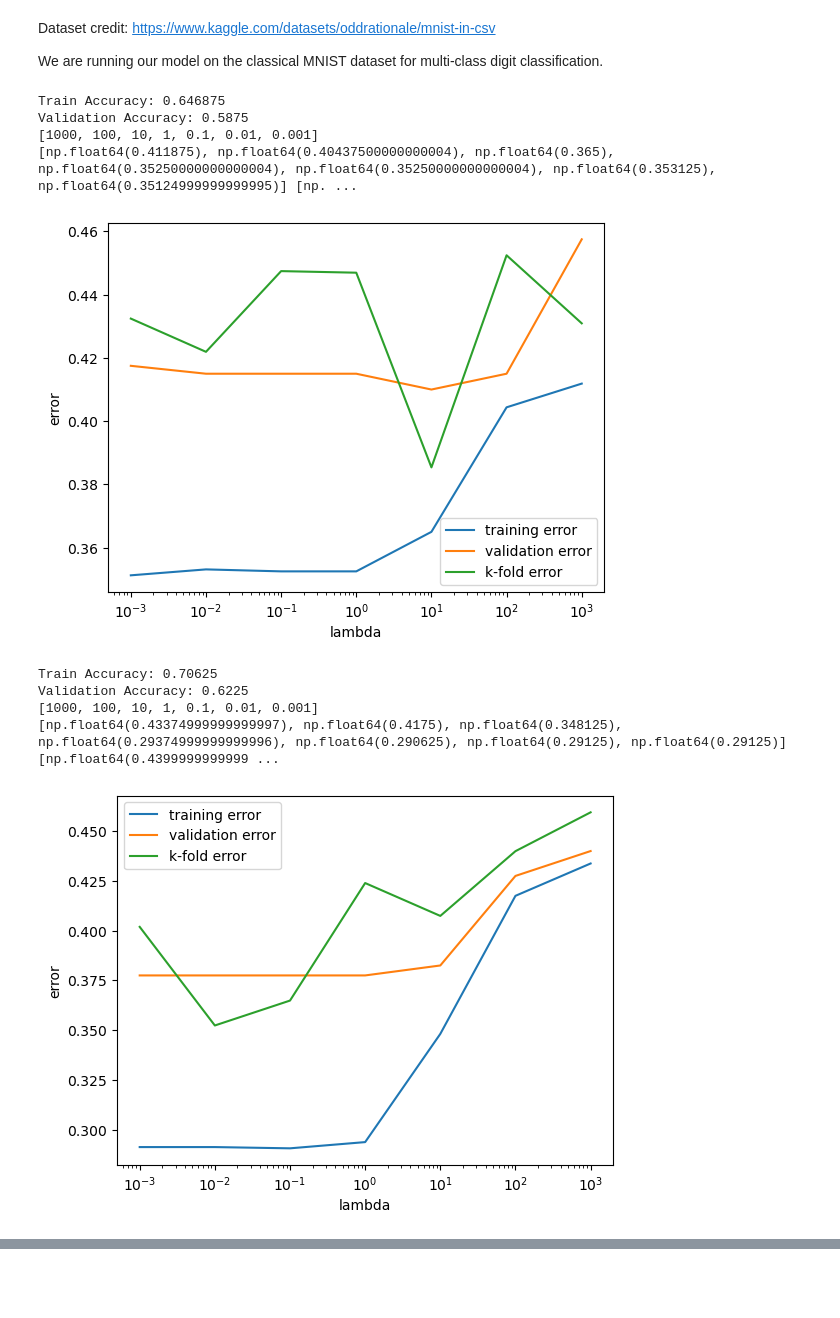
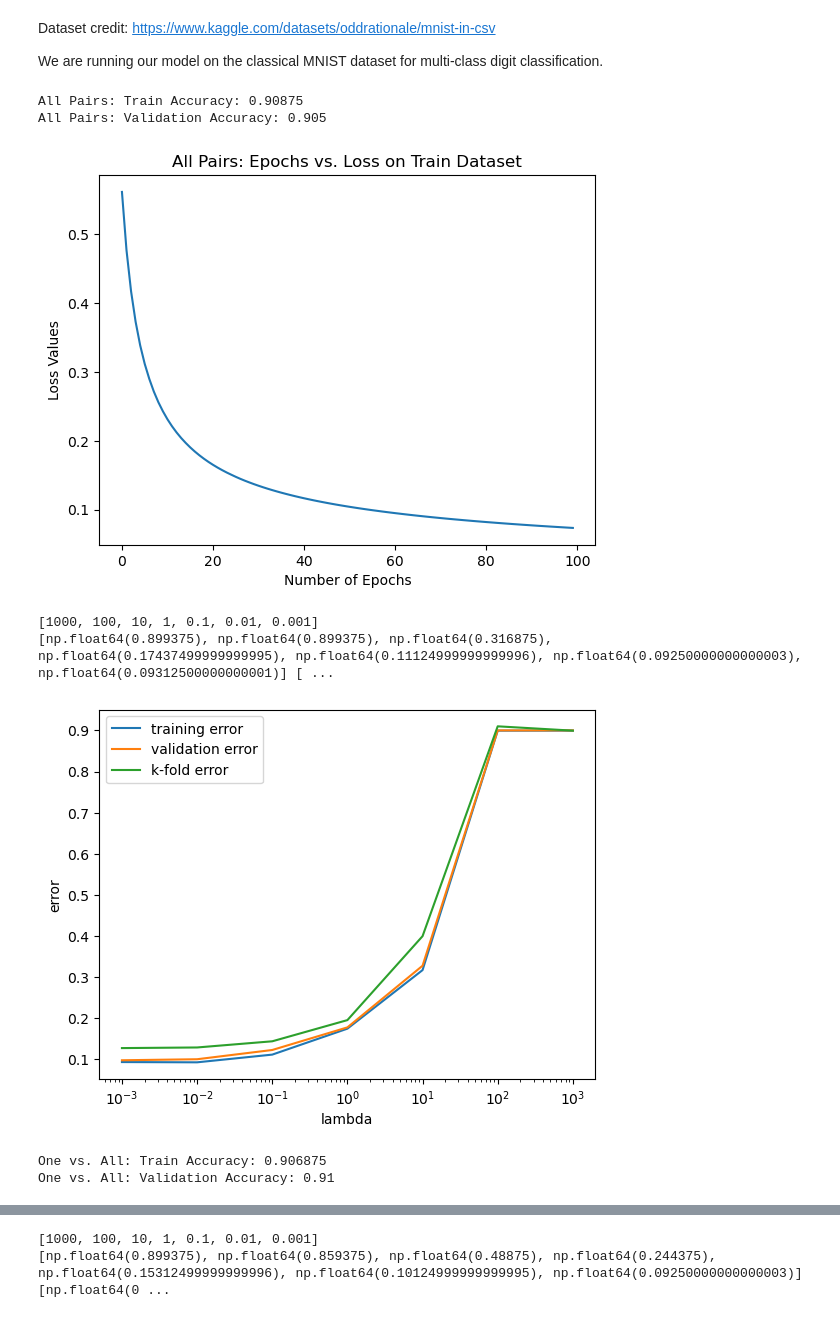
Before and after one commit to nickkim1/data_2060_final_project, a Jupyter notebook: src/final_project.ipynb, the cells around one changed output, grey strips where cells are left out. Saved outputs shown, nothing was run; the diff lists cells and outputs as text; code cells hidden in the pictures; blank space fills up the shorter version.

Commit message:
done. just need to do env yaml

```diff
--- a/src/final_project.ipynb
+++ b/src/final_project.ipynb
@@ -508,13 +535,45 @@ def add_bias_and_numpy(df_X):
     bias = np.ones((arr.shape[0], 1), dtype=float)
     return np.hstack([bias, arr])
 
-def visualization(RR, X_train, y_train, X_val, y_val, X_train_val, Y_train_val):
-    """Visualizes the data by running k-fold cross validation on different lambda values for the classification task."""
-    RR.train(X_train, y_train)
-    print('Train Accuracy: ' + str(RR.accuracy(X_train, y_train)))
-    print('Validation Accuracy: ' + str(RR.accuracy(X_val, y_val)))
+def plot_loss(title, loss_dict):
+    """
+    Plots loss curves given a loss dictionary mapping epochs -> total number of loss values calc. in that epoch.
+    The number of values per epoch corresponds to the number of classifiers ran during that epoch, which is equivalent
+    to the number of unique classes in our dataset.
+    @params
+        title: title for visualization plot.
+        loss_dict: dictionary holding our loss values per epoch
+    @return: nothing
+    """
+    epochs, losses = [], []
+    for k, v in loss_dict.items():
+        epochs.append(k)
+        losses.append(sum(v) / len(v))
 
-    # TODO: This is just copied and pasted from the HW4 assignment. But we should make other visualizations.
+    plt.title(title)
+    plt.xlabel("Number of Epochs")
+    plt.ylabel("Loss Values")
+    plt.plot(epochs, losses)
+    plt.show()
+
+def visualization(RR : RegularizedLogisticRegression, X_train, y_train, X_val, y_val, X_train_val, Y_train_val, model_type):
+    """
+    Visualizes the data by running k-fold cross validation on different lambda values for the classification task.
+    @params
+        X_train, y_train, X_val, y_val, X_train_val, Y_train_val: input data
+        title: title for visualization plots
+    @return: nothing
+    """
+    # Plot loss curves
+    if RR.one_vs_all:
+        RR.one_vs_all_train(X_train, y_train)
+    elif RR.all_pairs:
+        RR.all_pairs_train(X_train, y_train)
+    print(f"{model_type}: Train Accuracy: " + str(RR.accuracy(X_train, y_train)))
+    print(f"{model_type}: Validation Accuracy: " + str(RR.accuracy(X_val, y_val)))
+    plot_loss(model_type + ": Epochs vs. Loss on Train Dataset", RR.losses)
+
+    # Plot k fold errors
     lambda_list = [1000, 100, 10, 1, 0.1, 0.01, 0.001]
     train_errors, val_errors = RR.runTrainTestValSplit(lambda_list, X_train, y_train, X_val, y_val)
     k_fold_errors = RR.runKFold(lambda_list, X_train_val, Y_train_val, 3)
@@ -524,52 +583,49 @@ def visualization(RR, X_train, y_train, X_val, y_val, X_train_val, Y_train_val):
 
 def preprocess_mnist(train_path="../data/mnist_train.csv", test_path="../data/mnist_test.csv", total_samples=2000, val_size=0.2):
     """
-    Preprocesses the MNIST dataset. Subsets the data to a total of 10k examples for ease of running.
+    Preprocesses the MNIST dataset. Subsets the data to a total of 5k examples for ease of running.
     @params:
-    - train_path: filepath to train data, test_path: filepath to test data
-    - total_samples: total samples across all data
-    - val_size: proportion alloc. for validation
+        train_path: filepath to train data, test_path: filepath to test data
+        total_samples: total samples across all data
+        val_size: proportion alloc. for validation
     @return:
-      X_train, X_val, X_test, y_train, y_val, y_test - split data
+        X_train, X_val, X_test, y_train, y_val, y_test - split data
     """
     # Load both CSV files into dataframes
     train_df = pd.read_csv(train_path)
     test_df = pd.read_csv(test_path)
     df = pd.concat([train_df, test_df], axis=0).reset_index(drop=True)
     df = df.sample(n=total_samples, random_state=0)
 
     # Extract labels and pixels and normalize pix values
     y = df.iloc[:, 0].values.astype(np.int64)
     X = df.iloc[:, 1:].values.astype(np.float32)
     X /= 255.0
 
     # Do the train/val split
     X_train, X_val, y_train, y_val = train_test_split(X, y, test_size=val_size, random_state=0, shuffle=True, stratify=y)
 
     return X_train, X_val, y_train, y_val
 
 def main():
-    # X_train, X_val, y_train, y_val = preprocess_data(csv_filepath=csv_filepath, target_col='Drug')
     X_train, X_val, y_train, y_val = preprocess_mnist()
     X_train_val = np.concatenate((X_train, X_val))
     Y_train_val = np.concatenate((y_train, y_val))
 
     # Run visualizations for both types of models
-    visualization(RegularizedLogisticRegression(one_vs_all=False, all_pairs=True), X_train, y_train, X_val, y_val, X_train_val, Y_train_val)
-    visualization(RegularizedLogisticRegression(one_vs_all=True, all_pairs=False), X_train, y_train, X_val, y_val, X_train_val, Y_train_val)
+    visualization(RegularizedLogisticRegression(one_vs_all=False, all_pairs=True), X_train, y_train, X_val, y_val, X_train_val, Y_train_val, "All Pairs")
+    visualization(RegularizedLogisticRegression(one_vs_all=True, all_pairs=False), X_train, y_train, X_val, y_val, X_train_val, Y_train_val, "One vs. All")
 
 # Set random seeds. DO NOT CHANGE THIS IN YOUR FINAL SUBMISSION.
 np.random.seed(0)
 random.seed(0)
 main()
 # %% [output]
-Train Accuracy: 0.646875
-Validation Accuracy: 0.5875
-[1000, 100, 10, 1, 0.1, 0.01, 0.001]
-[np.float64(0.411875), np.float64(0.40437500000000004), np.float64(0.365), np.float64(0.35250000000000004), np.float64(0.35250000000000004), np.float64(0.353125), np.float64(0.35124999999999995)] [np. ...
+All Pairs: Train Accuracy: 0.90875
+All Pairs: Validation Accuracy: 0.905
-[figure, old version]
+[figure, new version]
-Train Accuracy: 0.70625
-Validation Accuracy: 0.6225
 [1000, 100, 10, 1, 0.1, 0.01, 0.001]
-[np.float64(0.43374999999999997), np.float64(0.4175), np.float64(0.348125), np.float64(0.29374999999999996), np.float64(0.290625), np.float64(0.29125), np.float64(0.29125)] [np.float64(0.4399999999999 ...
+[np.float64(0.899375), np.float64(0.899375), np.float64(0.316875), np.float64(0.17437499999999995), np.float64(0.11124999999999996), np.float64(0.09250000000000003), np.float64(0.09312500000000001)] [ ...
-[figure, old version]
+[figure, new version]
+One vs. All: Train Accuracy: 0.906875
+One vs. All: Validation Accuracy: 0.91
@@ -575,0 +633,2 @@ Validation Accuracy: 0.6225
+[1000, 100, 10, 1, 0.1, 0.01, 0.001]
+[np.float64(0.899375), np.float64(0.859375), np.float64(0.48875), np.float64(0.244375), np.float64(0.15312499999999996), np.float64(0.10124999999999995), np.float64(0.09250000000000003)] [np.float64(0 ...
```
Also changed, not shown: parts of 5 cells of this notebook.
